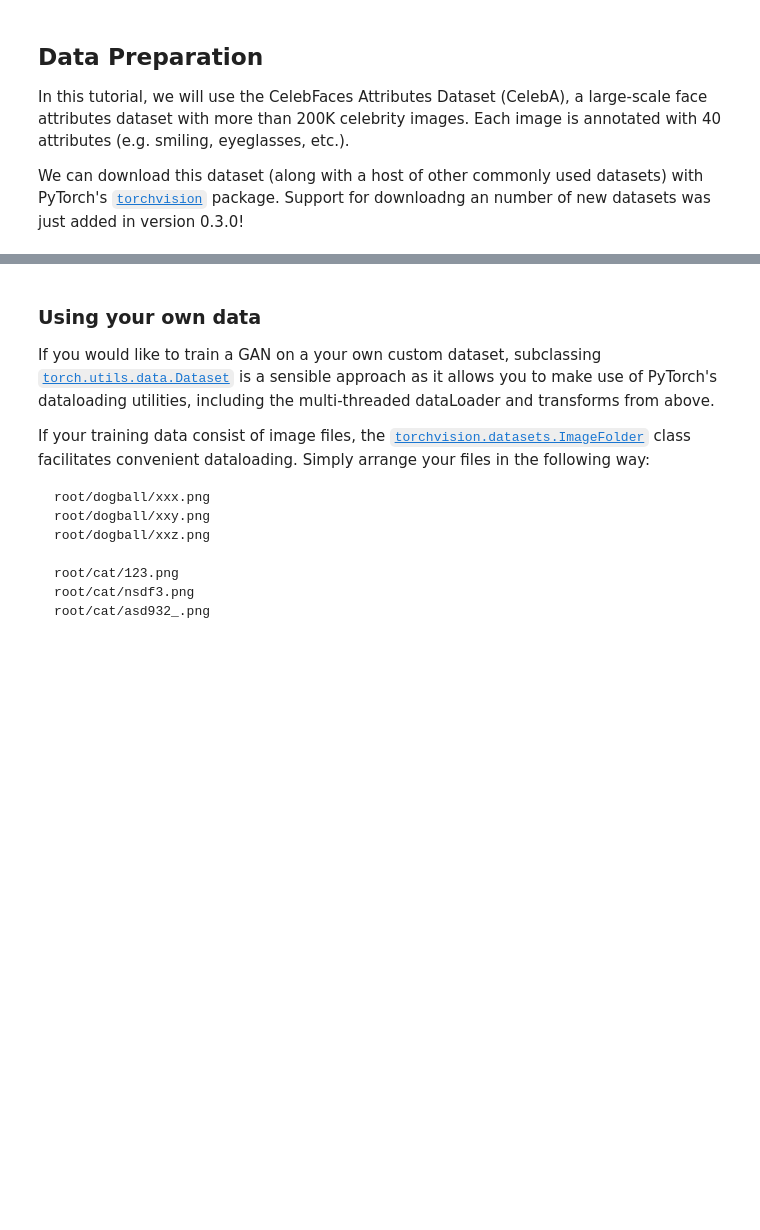
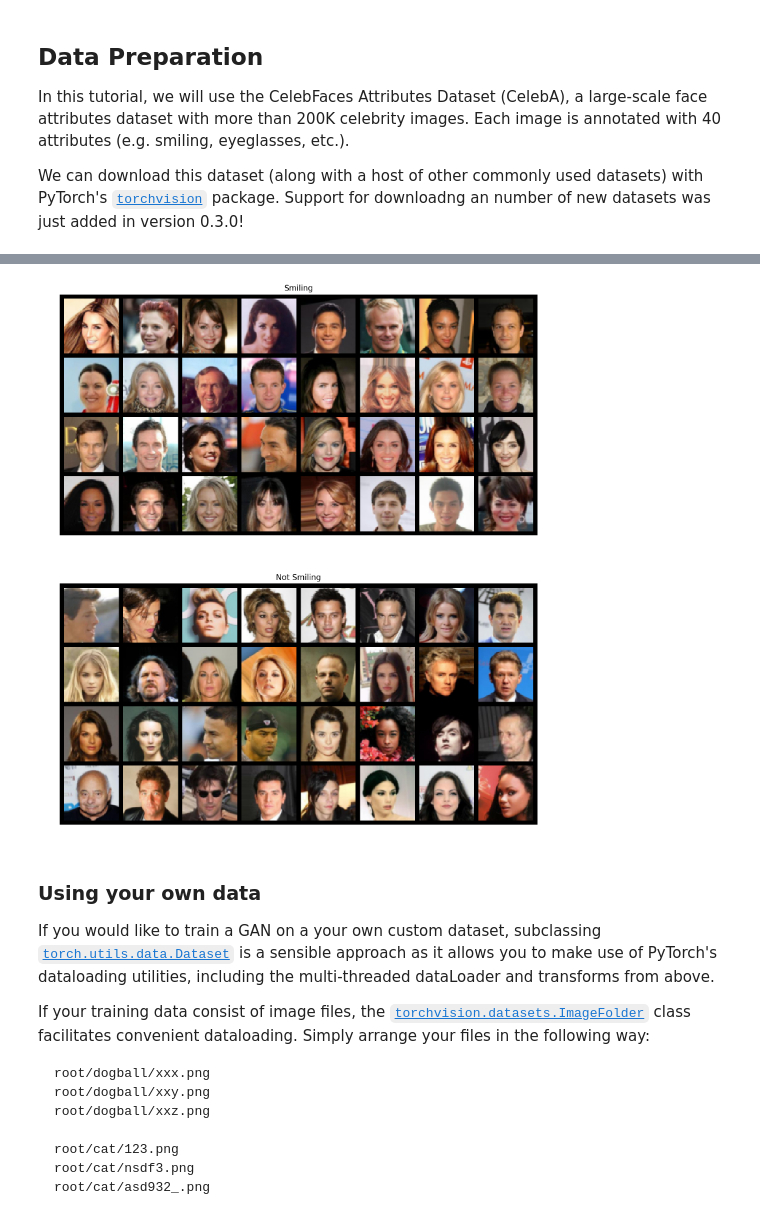
Before and after one commit to alexandonian/ganocracy, a Jupyter notebook: gan_training/Training.ipynb, the cells around one changed output, grey strips where cells are left out. Cells and saved outputs as stored; diff of their text form; code cells hidden in the pictures; blank space fills up the shorter version.

```diff
--- a/gan_training/Training.ipynb
+++ b/gan_training/Training.ipynb
@@ -160,29 +173,31 @@ Dataset CelebA
 # %%
-# i = 0
-# smiling = []
-# glasses = []
-# num_samples = 32
+i = 0
+num_samples = 32
+smiling = []
+not_smiling = []
+while any([len(x) < num_samples for x in [smiling, not_smiling]]):
+    img, is_smiling = dataset[i]
+    if is_smiling == 1:
+        smiling.append(img)
+    else:
+        not_smiling.append(img)
+    i += 1
+plt.figure(figsize=(15, 15))
+plt.subplot(2, 1, 1)
+plt.axis("off")
+plt.title("Smiling")
+plt.imshow(np.transpose(torchvision.utils.make_grid(smiling[:num_samples],
+                                                    padding=5, normalize=True).cpu(),(1,2,0)))
 
-# while any([len(x) < num_samples for x in [smiling, glasses]]):
-#     img, attr = dataset[i]
-#     if attr == 31:   # Smiling has idx 31.
-#         smiling.append(img)
-#     elif attr == 15: # Glasses has idx 15.
-#         glasses.append(img)
-#     i += 1
-
-# plt.figure(figsize=(15, 15))
-# plt.subplot(2, 1, 1)
-# plt.axis("off")
-# plt.title("Smiling")
-# plt.imshow(np.transpose(torchvision.utils.make_grid(smiling[:num_samples], padding=5, normalize=True).cpu(),(1,2,0)))
-
-
-# plt.subplot(2,1,2)
-# plt.axis("off")
-# plt.title("Glasses")
-# plt.imshow(np.transpose(torchvision.utils.make_grid(glasses[:num_samples], padding=5, normalize=True).cpu(),(1,2,0)))
-# plt.show()
+# Plot the fake images from the last epoch
+plt.subplot(2,1,2)
+plt.axis("off")
+plt.title("Not Smiling")
+plt.imshow(np.transpose(torchvision.utils.make_grid(not_smiling[:num_samples],
+                                                    padding=5, normalize=True).cpu(),(1,2,0)))
+plt.show()
+# %% [output]
+[figure, added]
 # %% [markdown]
 ### Using your own data
 
```
Also changed, not shown: parts of 20 cells of this notebook.
